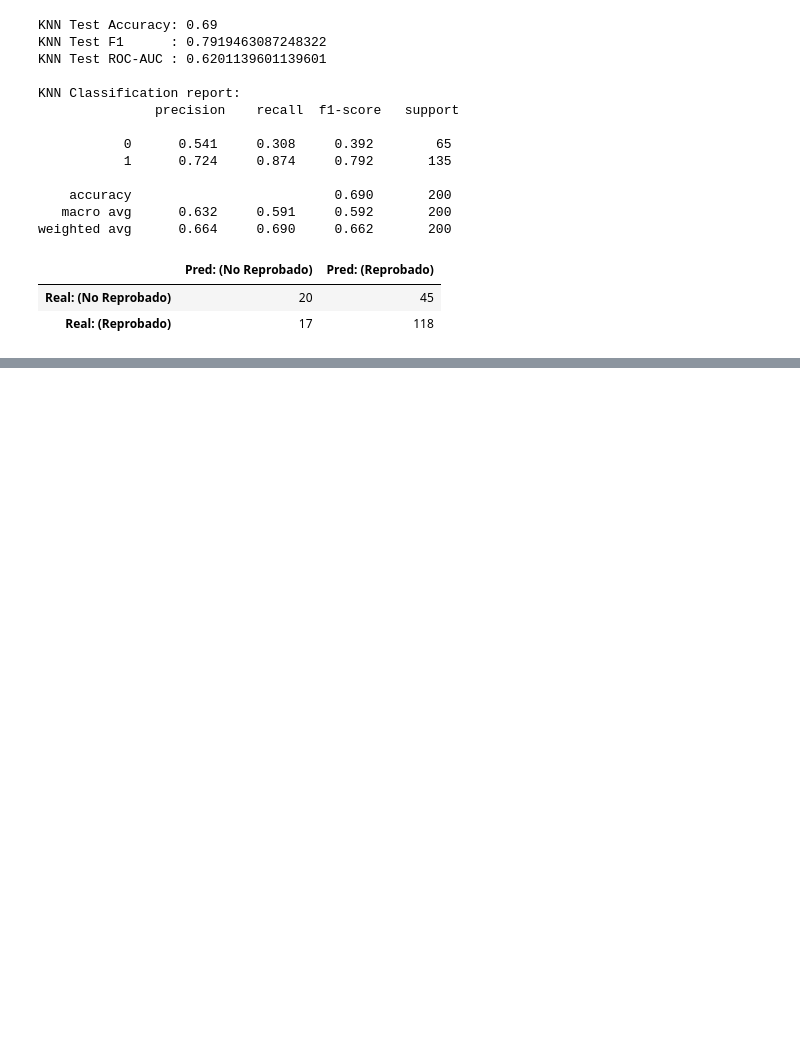
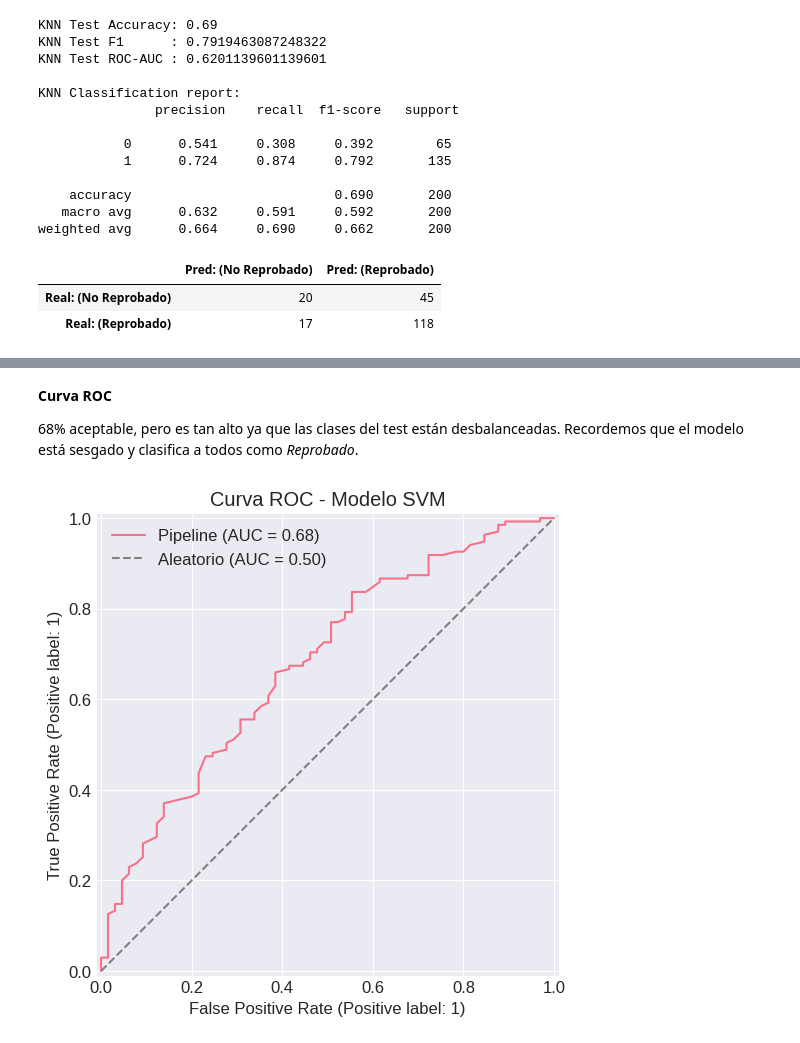
Before and after one commit to JoseCamargo10/machinelearning-project, a Jupyter notebook: Entrega 2/ProyectoML_Entrega2.ipynb, the cells around one changed output, grey strips where cells are left out. Saved outputs shown, nothing was run; the diff lists cells and outputs as text; code cells hidden in the pictures; blank space fills up the shorter version.

Commit message:
Completed models. Next step is check them

```diff
--- a/Entrega 2/ProyectoML_Entrega2.ipynb
+++ b/Entrega 2/ProyectoML_Entrega2.ipynb
@@ -1098,0 +1168,20 @@ plt.show()
+# %%
+X_train, X_test, y_train, y_test = train_test_split(
+    X_svm, y_svm, test_size=0.20, stratify=y_svm, random_state=42
+)
+
+best_svm.fit(X_train, y_train)
+
+y_pred  = best_svm.predict(X_test)
+y_proba = best_svm.predict_proba(X_test)[:, 1]   # prob de clase positiva (reprobar)
+
+print("SVM Test Accuracy:", accuracy_score(y_test, y_pred))
+print("SVM Test F1      :", f1_score(y_test, y_pred))
+print("SVM Test ROC-AUC :", roc_auc_score(y_test, y_proba))
+
+print("\nSVM Classification report:\n", classification_report(y_test, y_pred, digits=3))
+
+cm = confusion_matrix(y_test, y_pred)
+pd.DataFrame(cm,
+             index=["Real: (No Repr)", "Real: (Repr)"],
+             columns=["Pred: (No Repr)", "Pred: (Repr)"])
@@ -1098,0 +1205,12 @@ plt.show()
+# %% [markdown]
+**Curva ROC**
+
+68% aceptable, pero es tan alto ya que las clases del test están desbalanceadas. Recordemos que el modelo está sesgado y clasifica a todos como *Reprobado*.
+# %%
+RocCurveDisplay.from_estimator(best_svm, X_test, y_test)
+plt.title("Curva ROC - Modelo SVM")
+plt.plot([0, 1], [0, 1], linestyle="--", color="gray", label="Aleatorio (AUC = 0.50)")
+plt.legend()
+plt.show()
+# %% [output]
+[figure, added]
```
Also changed, not shown: parts of 15 cells of this notebook.
